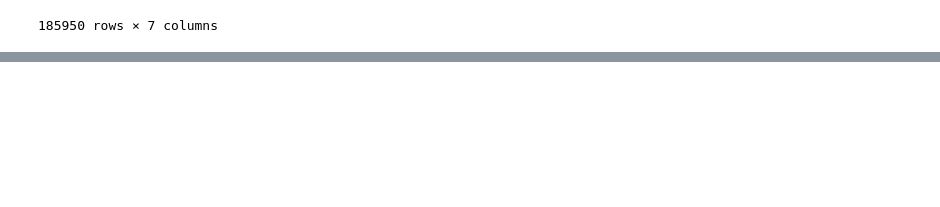
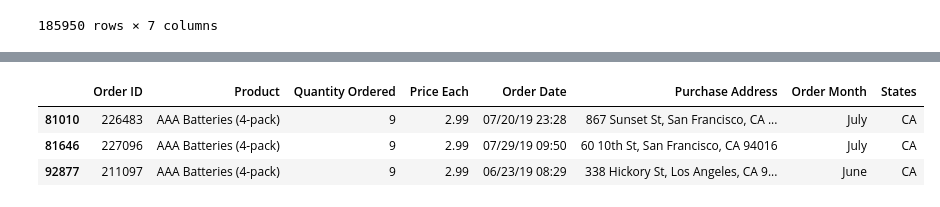
Before and after one commit to khusan9889/ML-project-work-1, a Jupyter notebook: solvings.ipynb, the cells around one changed output, grey strips where cells are left out. Saved outputs shown, nothing was run; the diff lists cells and outputs as text; code cells hidden in the pictures; blank space fills up the shorter version.

```diff
--- a/solvings.ipynb
+++ b/solvings.ipynb
@@ -157,0 +210,10 @@ df
+# %%
+# 3.	Get the useful information.
+#1.	Which month has the highest number of sales (in amounts)? And how much was that?
+df[df["Quantity Ordered"] == df["Quantity Ordered"].max()]
+#ANSW: The July and June months had the highest number of sales wich is equal to "9"
+# %% [output]
+|  | Order ID | Product | Quantity Ordered | Price Each | Order Date | Purchase Address | Order Month | States |
+| 81010 | 226483 | AAA Batteries (4-pack) | 9 | 2.99 | 07/20/19 23:28 | 867 Sunset St, San Francisco, CA ... | July | CA |
+| 81646 | 227096 | AAA Batteries (4-pack) | 9 | 2.99 | 07/29/19 09:50 | 60 10th St, San Francisco, CA 94016 | July | CA |
+| 92877 | 211097 | AAA Batteries (4-pack) | 9 | 2.99 | 06/23/19 08:29 | 338 Hickory St, Los Angeles, CA 9... | June | CA |
```
Also changed, not shown: parts of 8 cells of this notebook, 2 other files.
